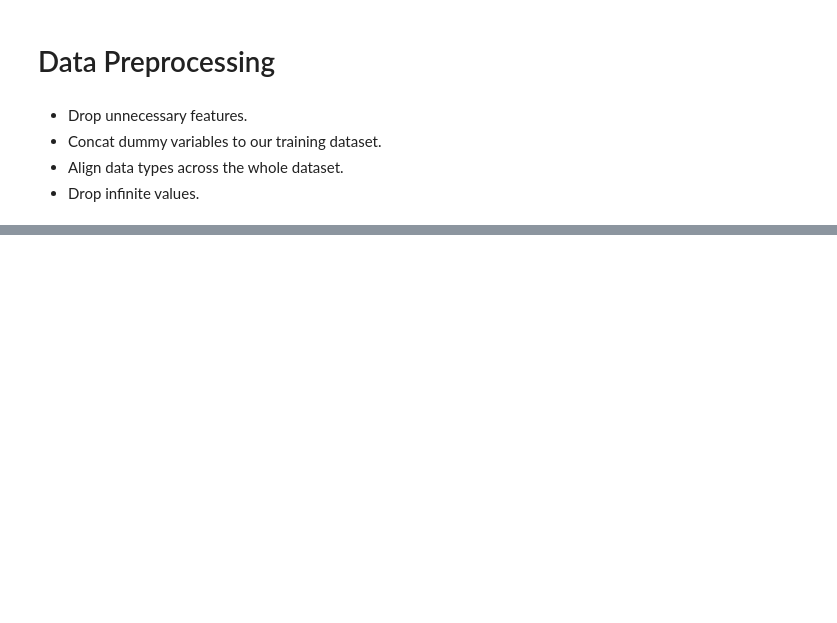
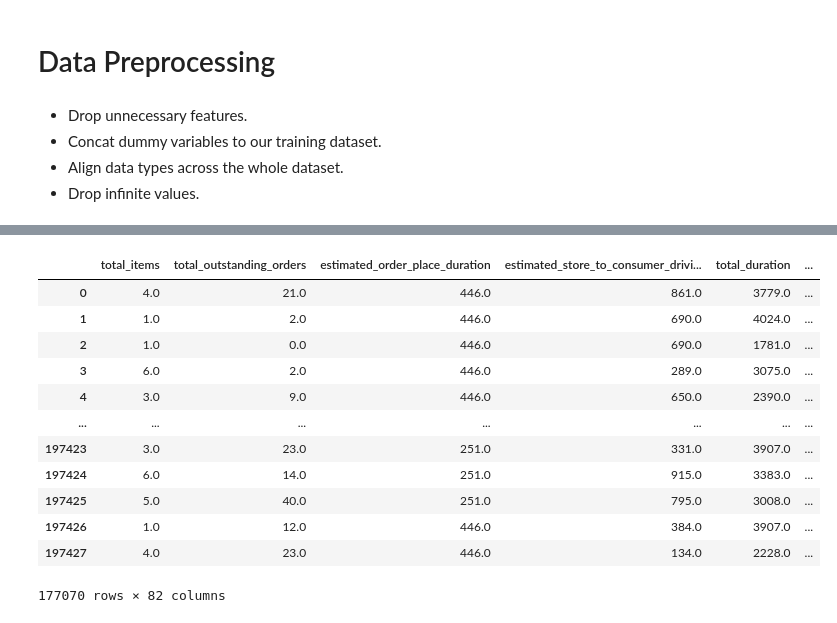
Before and after one commit to muammerkaan/Door_Dash_Interview_Regression_Project, a Jupyter notebook: doordashproject.ipynb, the cells around one changed output, grey strips where cells are left out. Saved outputs shown, nothing was run; the diff lists cells and outputs as text; code cells hidden in the pictures; blank space fills up the shorter version.

```diff
--- a/doordashproject.ipynb
+++ b/doordashproject.ipynb
@@ -158,0 +280,20 @@ train_df.head()
+# %%
+# don't concat market id
+train_df = pd.concat([train_df, store_primary_category_dummies], axis=1)
+# %%
+# drop highly correlated features
+train_df = train_df.drop(columns=['total_onshift_dashers', 'total_busy_dashers',
+                                  'category_indonesian',
+                                  'estimated_non_prep_duration'])
+
+# align dtype over dataset
+train_df = train_df.astype("float32")
+
+# replace inf values with nan to drop all nans
+train_df.replace([np.inf, -np.inf], np.nan, inplace=True)
+train_df.dropna(inplace=True)
+
+train_df.head()
+
+print('Top Absolute Correlations')
+print(get_top_abs_correlations(train_df, 20))
@@ -158,0 +318,7 @@ train_df.head()
+# %%
+# New Features
+train_df['percent_distinct_item_of_total'] = train_df['num_distinct_items']/train_df['total_items']
+train_df['avg_price_per_item'] = train_df['subtotal']/train_df['total_items']
+train_df.drop(columns=['num_distinct_items', 'subtotal'], inplace=True)
+print('Top Absolute Correlations')
+print(get_top_abs_correlations(train_df, 20))
@@ -158,0 +343,5 @@ train_df.head()
+# %%
+train_df['price_range_of_items'] = train_df['max_item_price'] = train_df['min_item_price']
+train_df.drop(columns=['max_item_price', 'min_item_price'], inplace=True)
+print('Top Absolute Correlations')
+print(get_top_abs_correlations(train_df, 20))
@@ -158,0 +366,16 @@ train_df.head()
+# %%
+train_df
+# %% [output]
+|  | total_items | total_outstanding_orders | estimated_order_place_duration | estimated_store_to_consumer_drivi... | total_duration | ... |
+| 0 | 4.0 | 21.0 | 446.0 | 861.0 | 3779.0 | ... |
+| 1 | 1.0 | 2.0 | 446.0 | 690.0 | 4024.0 | ... |
+| 2 | 1.0 | 0.0 | 446.0 | 690.0 | 1781.0 | ... |
+| 3 | 6.0 | 2.0 | 446.0 | 289.0 | 3075.0 | ... |
+| 4 | 3.0 | 9.0 | 446.0 | 650.0 | 2390.0 | ... |
+| ... | ... | ... | ... | ... | ... | ... |
+| 197423 | 3.0 | 23.0 | 251.0 | 331.0 | 3907.0 | ... |
+| 197424 | 6.0 | 14.0 | 251.0 | 915.0 | 3383.0 | ... |
+| 197425 | 5.0 | 40.0 | 251.0 | 795.0 | 3008.0 | ... |
+| 197426 | 1.0 | 12.0 | 446.0 | 384.0 | 3907.0 | ... |
+| 197427 | 4.0 | 23.0 | 446.0 | 134.0 | 2228.0 | ... |
+177070 rows × 82 columns
```
Also changed, not shown: parts of 18 cells of this notebook.
